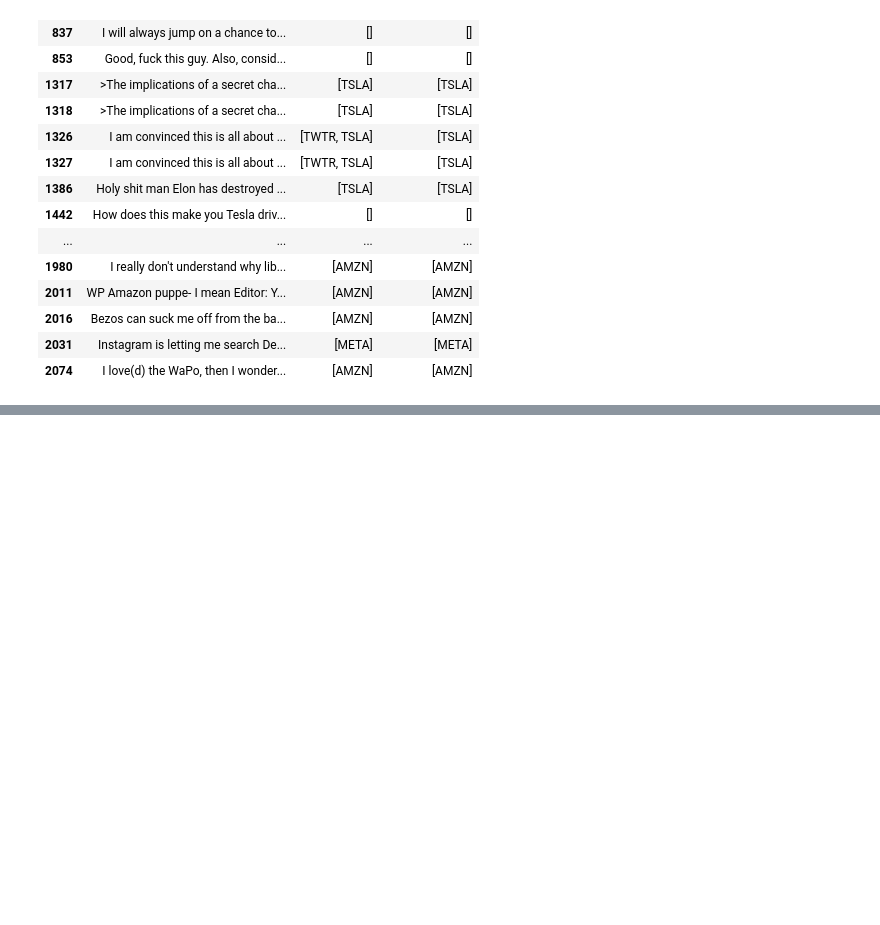
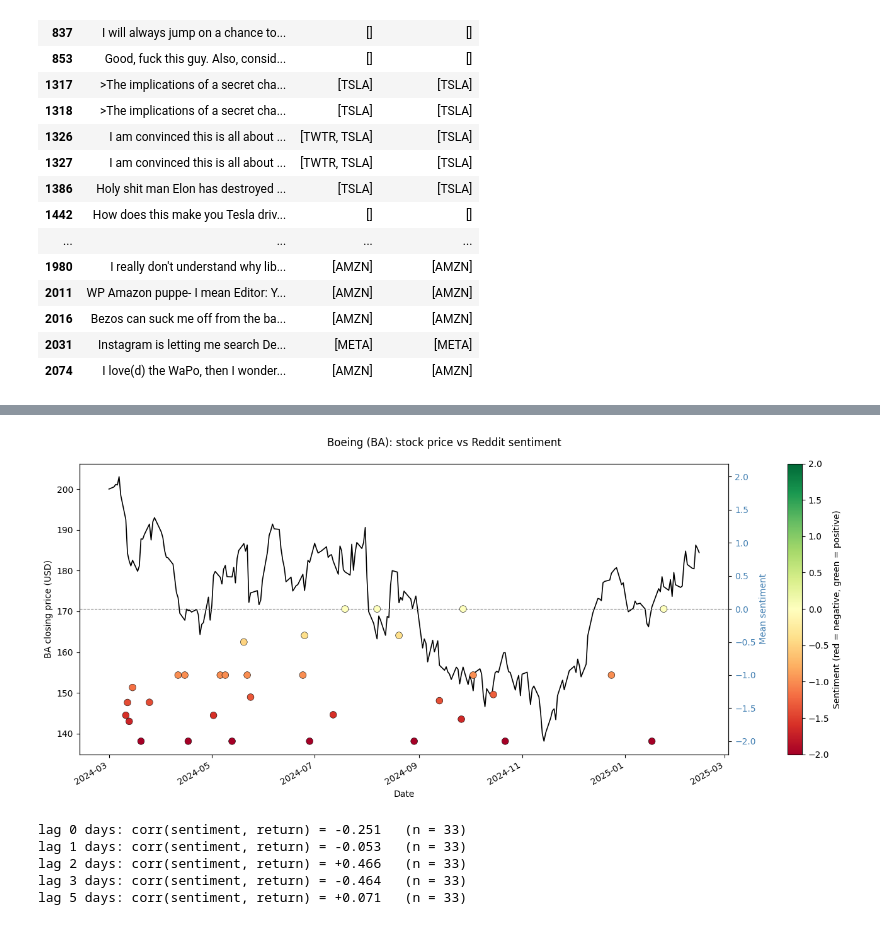
Before and after one commit to giondu/cineca_project, a Jupyter notebook: hugo/LLAMA_of_WallStreet_Hugo.ipynb, the cells around one changed output, grey strips where cells are left out. Cells and saved outputs as stored; diff of their text form; code cells hidden in the pictures; blank space fills up the shorter version.

```diff
--- a/hugo/LLAMA_of_WallStreet_Hugo.ipynb
+++ b/hugo/LLAMA_of_WallStreet_Hugo.ipynb
@@ -707,0 +1209,10 @@ comparison[["comments", "broad", "broad_validated"]]
+# %%
+# BA sentiment, daily
+ba_sentiment = daily[daily["ticker"] == "BA"][["date", "mean_sentiment", "n_comments"]].copy()
+
+# Merge sentiment with price on date. Left join on prices keeps all trading days for the
+# price line, even days with no comments
+ba = pd.merge(ba_prices, ba_sentiment, on="date", how="left").sort_values("date")
+
+print(f"{len(ba)} rows, of which {ba['mean_sentiment'].notna().sum()} have sentiment")
+ba.head()
@@ -707,0 +1227,56 @@ comparison[["comments", "broad", "broad_validated"]]
+# %%
+import matplotlib.pyplot as plt
+
+fig, ax1 = plt.subplots(figsize=(13, 6))
+
+# Left axis: stock price
+ax1.plot(ba["date"], ba["price"], color="black", linewidth=1.2, label="BA price")
+ax1.set_xlabel("Date")
+ax1.set_ylabel("BA closing price (USD)", color="black")
+ax1.tick_params(axis="y", labelcolor="black")
+
+# Right axis: sentiment, colour-coded from red (negative) to green (positive)
+ax2 = ax1.twinx()
+sent = ba.dropna(subset=["mean_sentiment"])
+sc = ax2.scatter(sent["date"], sent["mean_sentiment"],
+                 c=sent["mean_sentiment"], cmap="RdYlGn",
+                 vmin=-2, vmax=2, s=60, edgecolor="black", linewidth=0.4, zorder=5)
+ax2.axhline(0, color="gray", linewidth=0.8, linestyle="--")
+ax2.set_ylabel("Mean sentiment", color="steelblue")
+ax2.tick_params(axis="y", labelcolor="steelblue")
+ax2.set_ylim(-2.2, 2.2)
+
+# Colour bar to explain the sentiment scale
+cbar = fig.colorbar(sc, ax=ax2, pad=0.08, fraction=0.04)
+cbar.set_label("Sentiment (red = negative, green = positive)")
+
+fig.suptitle("Boeing (BA): stock price vs Reddit sentiment")
+fig.autofmt_xdate()
+plt.tight_layout()
+plt.show()
+# %% [output]
+[figure, added]
+# %%
+# Work on the merged daily frame, sorted by date
+ba_corr = ba.sort_values("date").copy()
+
+# Daily price change (return) in percent
+ba_corr["price_return"] = ba_corr["price"].pct_change() * 100
+
+# Correlate sentiment with price return at several lags.
+# lag = 0  : same-day return
+# lag = +k : return k trading days AFTER the sentiment (does sentiment lead price?)
+for lag in [0, 1, 2, 3, 5]:
+    shifted_return = ba_corr["price_return"].shift(-lag)
+    pair = pd.DataFrame({
+        "sentiment": ba_corr["mean_sentiment"],
+        "future_return": shifted_return,
+    }).dropna()
+    corr = pair["sentiment"].corr(pair["future_return"])
+    print(f"lag {lag} days: corr(sentiment, return) = {corr:+.3f}   (n = {len(pair)})")
+# %% [output]
+lag 0 days: corr(sentiment, return) = -0.251   (n = 33)
+lag 1 days: corr(sentiment, return) = -0.053   (n = 33)
+lag 2 days: corr(sentiment, return) = +0.466   (n = 33)
+lag 3 days: corr(sentiment, return) = -0.464   (n = 33)
+lag 5 days: corr(sentiment, return) = +0.071   (n = 33)
```
Also changed, not shown: parts of 33 cells of this notebook, 4 other files.
